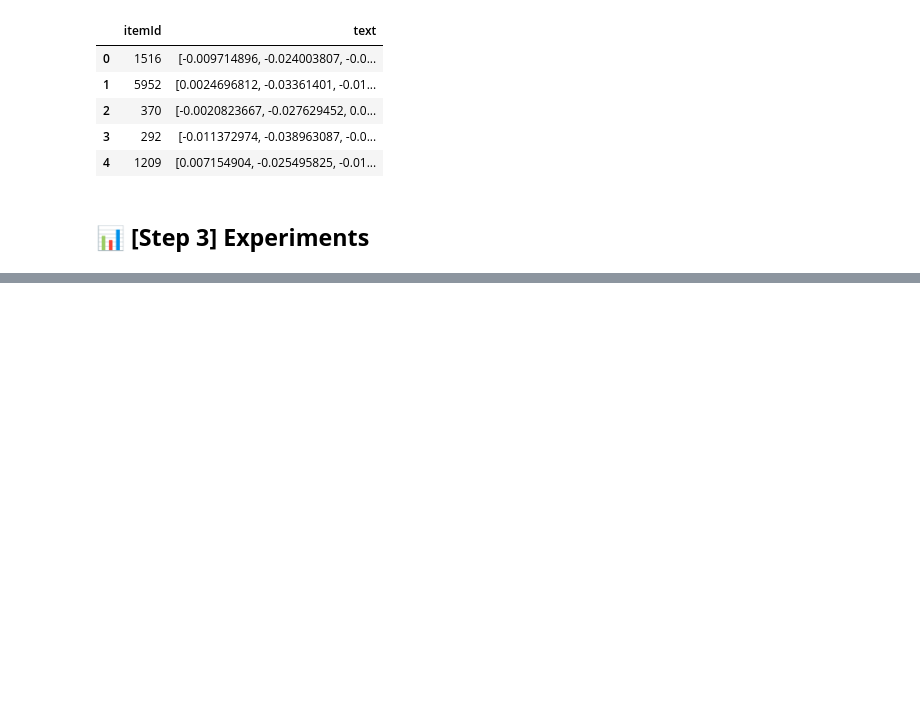
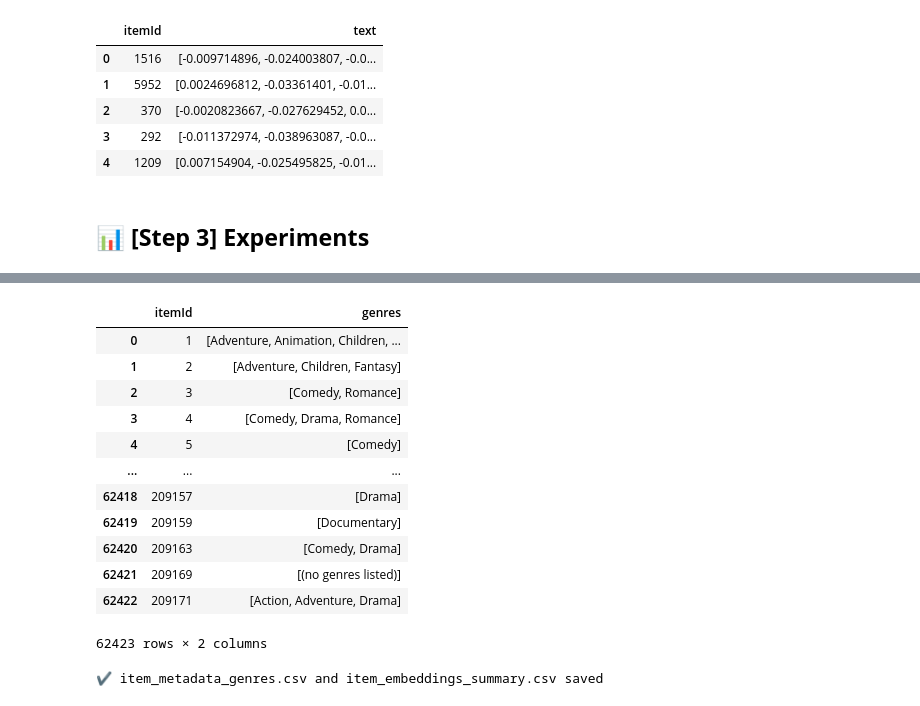
Before and after one commit to RecSys-lab/movifex_dataset, a Jupyter notebook: examples/benchmarking.ipynb, the cells around one changed output, grey strips where cells are left out. Saved outputs shown, nothing was run; the diff lists cells and outputs as text; code cells hidden in the pictures; blank space fills up the shorter version.

```diff
--- a/examples/benchmarking.ipynb
+++ b/examples/benchmarking.ipynb
@@ -12,14 +14,18 @@
 # ╚════════════════════════════════════════════════════════════════════════════╝
 
 # Experiment Parameters
-MODEL_CHOICE    = 'vbpr'          # 'cf' | 'vbpr' | 'amr' | 'vmf'
+MODEL_CHOICE    = 'cf'            # 'cf' | 'vbpr' | 'amr' | 'vmf'
 FAST_Prtye      = True            # Fast prototype → n_epochs = 1
-USE_GPU_FOR_HPO = False           # GPU-enabled or not
 PARALLEL_HPO    = True            # CPU-parallelization flag
+USE_GPU_FOR_HPO = False           # CuPy + Cornac use_gpu where available
 SEED            = 42              # Seed for reproducibility
 VERBOSE         = True            # Logging level
+SPLIT_MODE      = 'random'        # 'temporal' | 'random' | 'per-user'
 TEXT_MAX_PARTS  = 15
 N_EPOCHS        = 20
+TEST_RATIO      = 0.2
+K_CORE          = 0
+COLD_TH         = 5
 
 # MoViFex Dataset
 MOVIE_VARIANT = "full_movies"     # 'full_movies' | 'movie_shots' | 'movie_trailers'
@@ -30,7 +36,14 @@ FEATURE_AGGREGATOR = "max"        # 'max' | 'mean'
 LLM_VARIANT = 'openai'            # 'openai' | 'st' | 'llama'
 TEXT_AUGMENTED  = True            # True → use augmented textual path
 
-# MovieLenz
-ML_VARIANT = "ml-25m"             # 'ml-25m'
+# MovieLenz Dataset
+ML_VARIANT = "ml-25m"             # 'ml-25m' | '100k' | '1m'
+
+# Fusion
+MULTI_VARIANTS = [
+  ('concat', None),
+  ('pca',   0.95),
+  ('cca',   40),
+]
 # %% [markdown]
 ## **[Step 1] Clone & Install Libraries**
@@ -125,12 +156,14 @@ The data loaded into DataFrames! Sample of the 'Max' DataFrame:
 # %% [markdown]
 ### II. *Load MovieLenz-25M*
 # %%
-from movifex.utils import loadDataFromCSV
-from movifex.datasets.movielens.downloader import downloadMovielens25m
-
 # Variables
 datasetPath = "/content/ML25"
 movielenzUrl = f"https://files.grouplens.org/datasets/movielens/{ML_VARIANT}.zip"
+
+def loadGenresMovieLenz(df):
+  df['itemId'] = df['itemId'].astype(str)
+  df['genres'] = df['genres'].map(lambda s: s.split('|') if isinstance(s,str) else [])
+  return df[['itemId','genres']]
 
 # Download the MovieLenz Dataset
 if os.path.exists('/content/ML25'):
@@ -152,6 +185,10 @@ mlMoviesDF = mlMoviesDF.rename(columns={'movieId': 'itemId'})
 mlRatingsDF = mlRatingsDF.rename(columns={'movieId': 'itemId'})
 print(f"{len(mlMoviesDF)} movies and {len(mlRatingsDF)} ratings have been loaded!")
 mlMoviesDF.head(5)
+
+# Load Genres
+mlGenresDF = loadGenresMovieLenz(mlMoviesDF)
+mlGenresDict  = dict(zip(mlGenresDF.itemId, mlGenresDF.genres))
 # %% [output]
 ✨ The dataset is already downloaded!
 
@@ -221,0 +714,25 @@ Loading Textual 'openai' files 'with' augmentation ...
+# %%
+# ╔════════════════════════════════════════════════════════════════════════════╗
+#  Block H‑2 – SAVE ADDITIONAL METADATA (NEW)
+# ╚════════════════════════════════════════════════════════════════════════════╝
+mlGenresDF.to_csv("item_metadata_genres.csv", index=False)
+merged[['itemId', 'visual_max', 'visual_mean', 'text']].to_csv(
+    "item_embeddings_summary.csv", index=False)
+
+display(mlGenresDF)
+print("✔ item_metadata_genres.csv and item_embeddings_summary.csv saved")
+# %% [output]
+|  | itemId | genres |
+| 0 | 1 | [Adventure, Animation, Children, ... |
+| 1 | 2 | [Adventure, Children, Fantasy] |
+| 2 | 3 | [Comedy, Romance] |
+| 3 | 4 | [Comedy, Drama, Romance] |
+| 4 | 5 | [Comedy] |
+| ... | ... | ... |
+| 62418 | 209157 | [Drama] |
+| 62419 | 209159 | [Documentary] |
+| 62420 | 209163 | [Comedy, Drama] |
+| 62421 | 209169 | [(no genres listed)] |
+| 62422 | 209171 | [Action, Adventure, Drama] |
+62423 rows × 2 columns
+✔ item_metadata_genres.csv and item_embeddings_summary.csv saved
```
Also changed, not shown: parts of 11 cells of this notebook.
